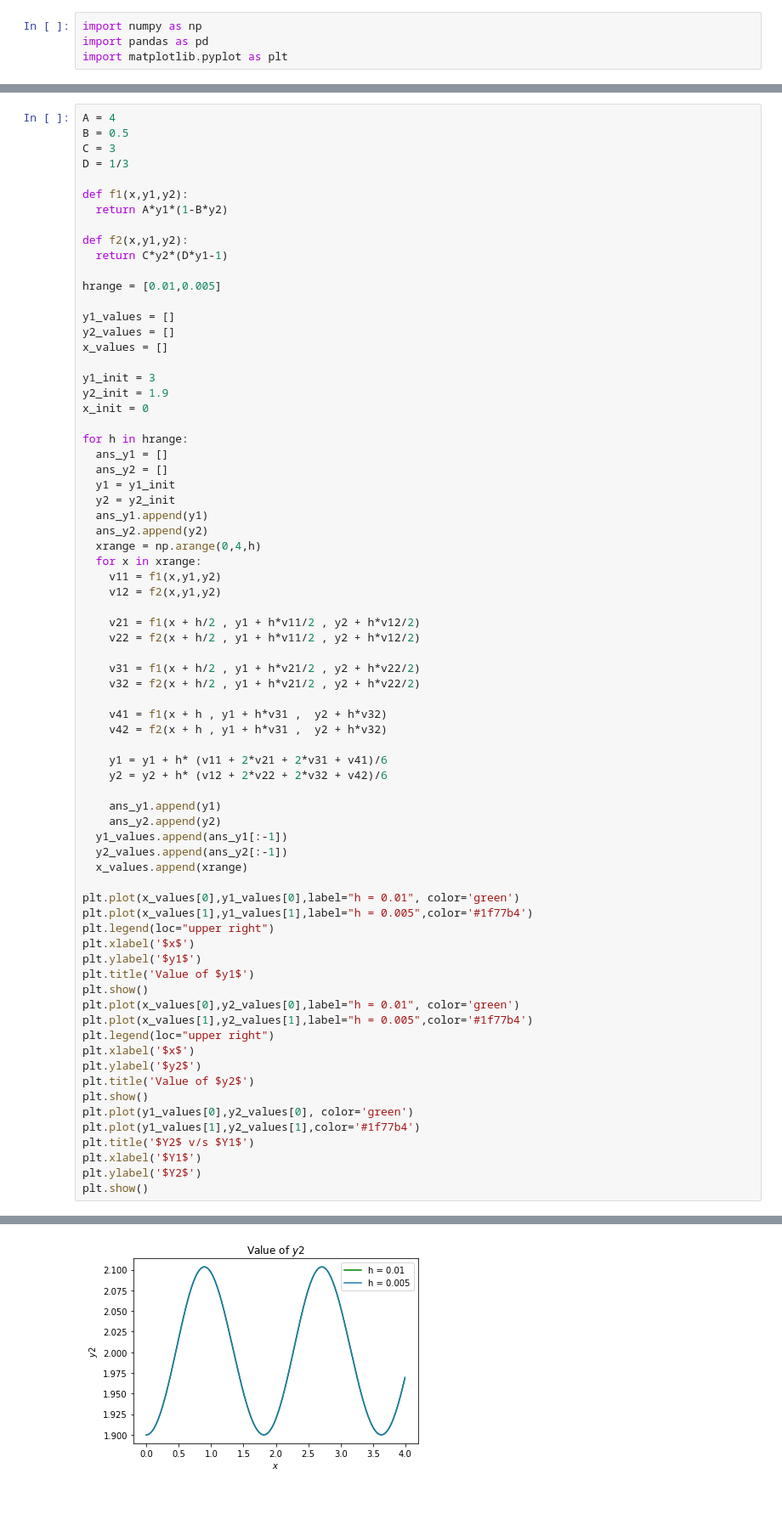
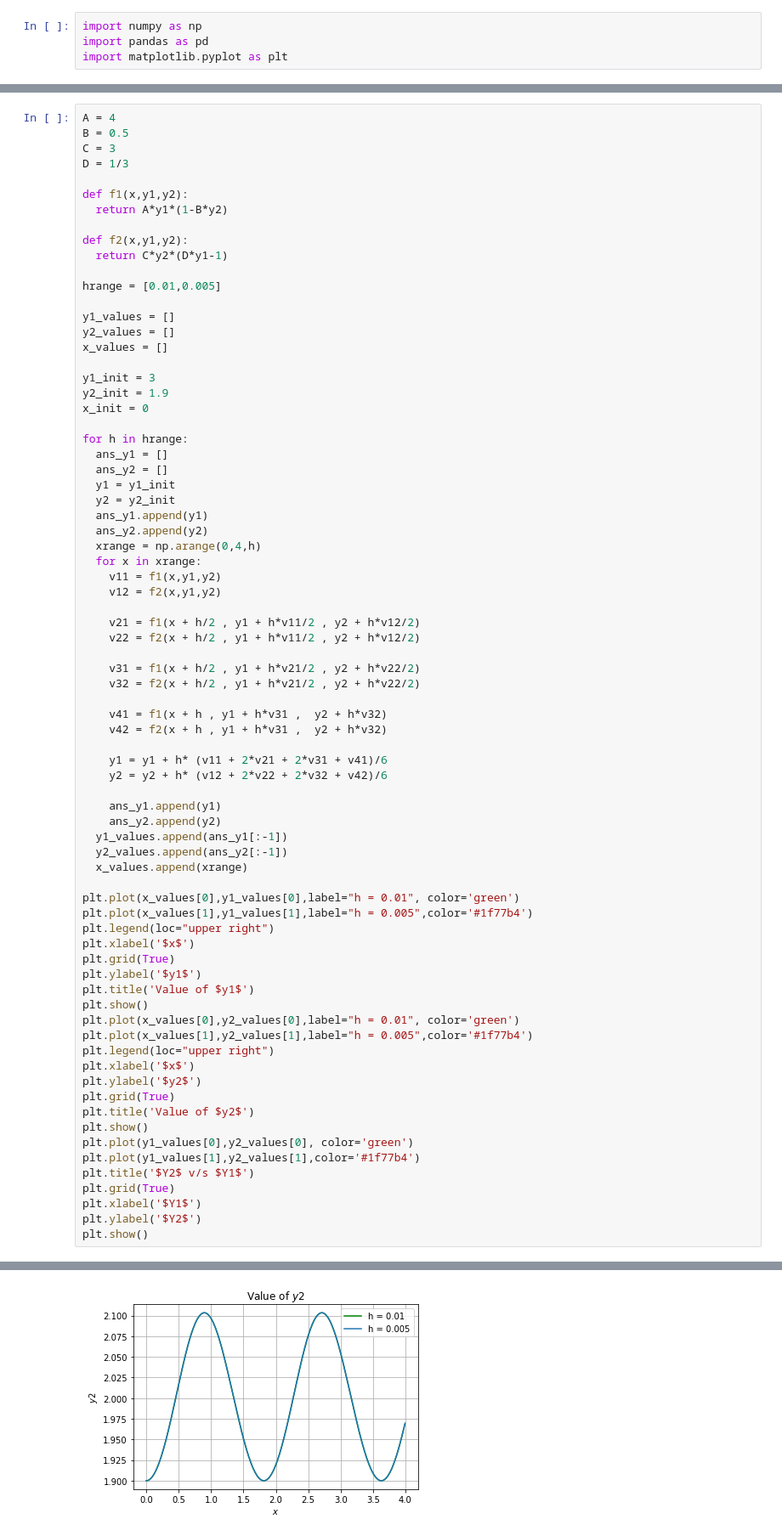
Before and after one commit to Vidhin05/Computational-and-Numerical-Methods, a Jupyter notebook: src/Set_17.ipynb, the cells around one changed output, grey strips where cells are left out. Shown at 85% size. Drawn from its saved outputs; the diff is of its cells as text; blank space fills up the shorter version.

```diff
--- a/src/Set_17.ipynb
+++ b/src/Set_17.ipynb
@@ -311,6 +320,7 @@ plt.plot(x_values[0],y1_values[0],label="h = 0.01", color='green')
 plt.plot(x_values[1],y1_values[1],label="h = 0.005",color='#1f77b4')
 plt.legend(loc="upper right")
 plt.xlabel('$x$')
+plt.grid(True)
 plt.ylabel('$y1$')
 plt.title('Value of $y1$')
 plt.show()
@@ -319,11 +329,13 @@ plt.plot(x_values[1],y2_values[1],label="h = 0.005",color='#1f77b4')
 plt.legend(loc="upper right")
 plt.xlabel('$x$')
 plt.ylabel('$y2$')
+plt.grid(True)
 plt.title('Value of $y2$')
 plt.show()
 plt.plot(y1_values[0],y2_values[0], color='green')
 plt.plot(y1_values[1],y2_values[1],color='#1f77b4')
 plt.title('$Y2$ v/s $Y1$')
+plt.grid(True)
 plt.xlabel('$Y1$')
 plt.ylabel('$Y2$')
 plt.show()
@@ -332 +344 @@ plt.show()
-[figure, old version]
+[figure, new version]
```
Also changed, not shown: parts of 4 cells of this notebook, 9 other files.
